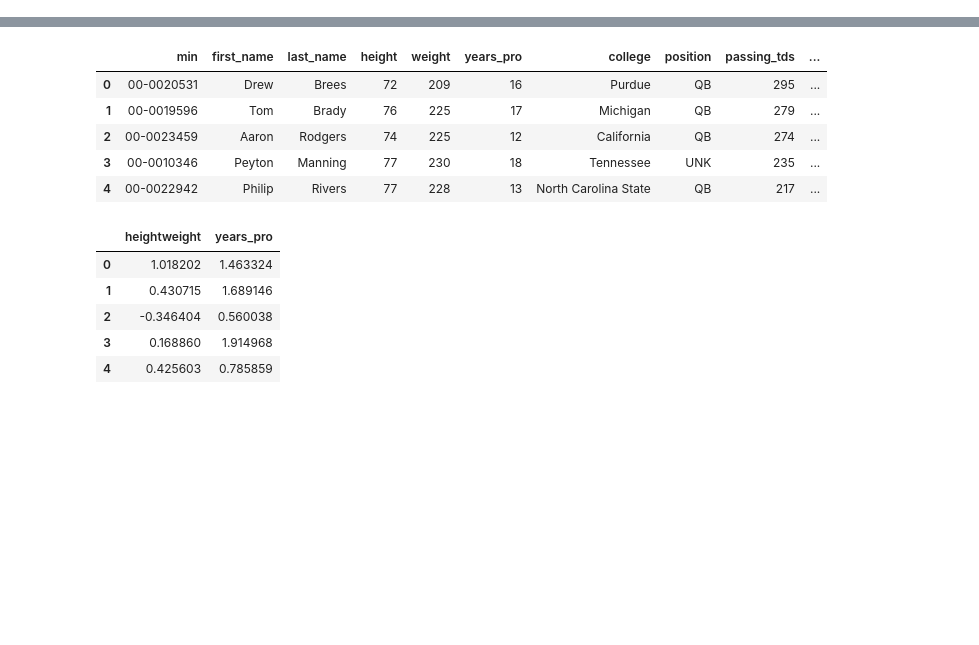
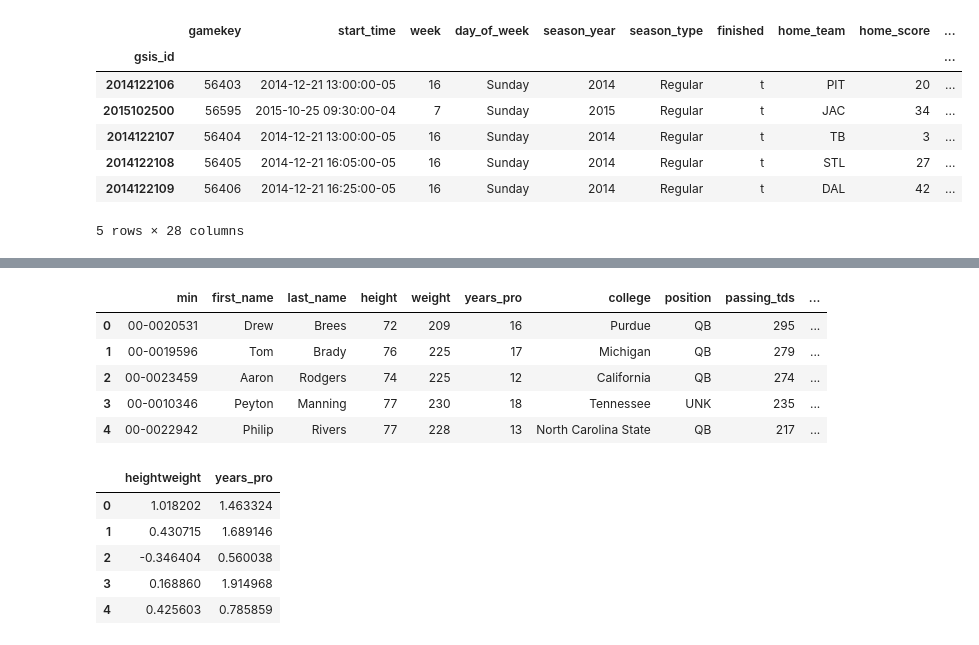
Before and after one commit to nrstott/nfldb_data_exploration, a Jupyter notebook: PCA.ipynb, the cells around one changed output, grey strips where cells are left out. Cells and saved outputs as stored; diff of their text form; code cells hidden in the pictures; blank space fills up the shorter version.

```diff
--- a/PCA.ipynb
+++ b/PCA.ipynb
@@ -31,0 +33,16 @@ agg_play.head()
+# %%
+game = load_data('game.csv')
+game['away_win'] = game.away_score > game.home_score
+game['home_win'] = game.home_score > game.away_score
+game['turnover_differential'] = game.home_turnovers - game.away_turnovers
+game = game.set_index('gsis_id')
+game.head()
+# %% [output]
+|  | gamekey | start_time | week | day_of_week | season_year | season_type | finished | home_team | home_score | ... |
+| gsis_id |  |  |  |  |  |  |  |  |  | ... |
+| 2014122106 | 56403 | 2014-12-21 13:00:00-05 | 16 | Sunday | 2014 | Regular | t | PIT | 20 | ... |
+| 2015102500 | 56595 | 2015-10-25 09:30:00-04 | 7 | Sunday | 2015 | Regular | t | JAC | 34 | ... |
+| 2014122107 | 56404 | 2014-12-21 13:00:00-05 | 16 | Sunday | 2014 | Regular | t | TB | 3 | ... |
+| 2014122108 | 56405 | 2014-12-21 16:05:00-05 | 16 | Sunday | 2014 | Regular | t | STL | 27 | ... |
+| 2014122109 | 56406 | 2014-12-21 16:25:00-05 | 16 | Sunday | 2014 | Regular | t | DAL | 42 | ... |
+5 rows × 28 columns
```
Also changed, not shown: parts of 12 cells of this notebook.
